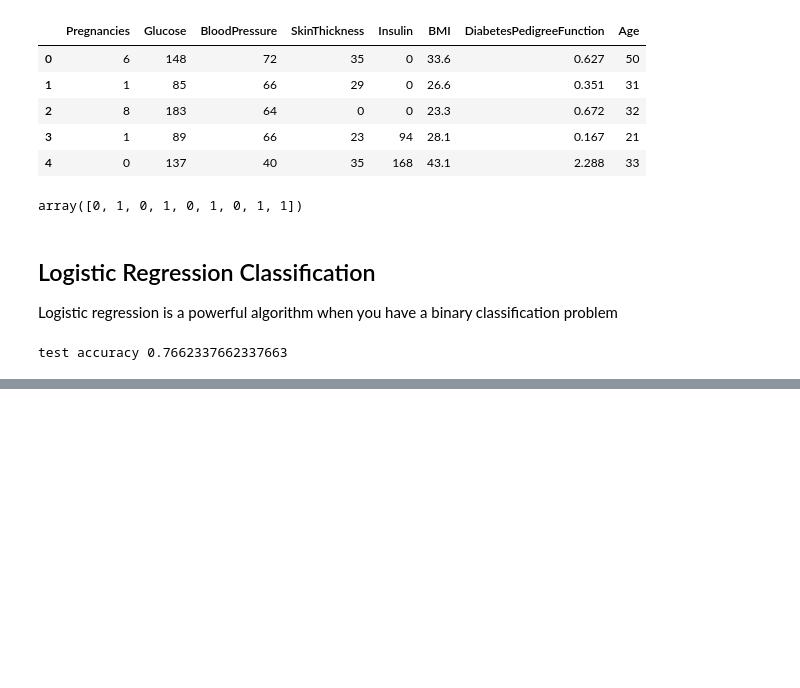
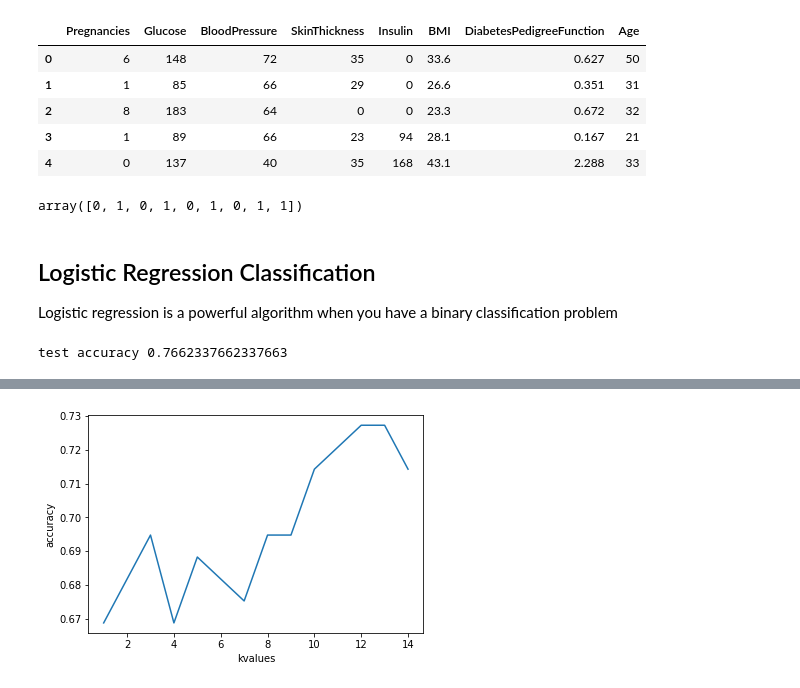
Before and after one commit to 3liud/diabetes-patients-classification, a Jupyter notebook: diabetes_classification.ipynb, the cells around one changed output, grey strips where cells are left out. Saved outputs shown, nothing was run; the diff lists cells and outputs as text; code cells hidden in the pictures; blank space fills up the shorter version.

```diff
--- a/diabetes_classification.ipynb
+++ b/diabetes_classification.ipynb
@@ -122,0 +144,15 @@ test accuracy 0.7662337662337663
+# %%
+# testing differnt vaues of k with accuracy to determine the most favorable
+# k ranges from 1-15
+score_list = []
+for each in range(1, 15):
+    knn2 = KNeighborsClassifier(n_neighbors= each)
+    knn2.fit(x_train, y_train)
+    score_list.append(knn2.score(x_test, y_test))
+
+plt.plot(range(1, 15), score_list)
+plt.xlabel("kvalues")
+plt.ylabel("accuracy")
+plt.show()
+# %% [output]
+[figure, added]
```
Also changed, not shown: parts of 24 cells of this notebook, 1 other file.
